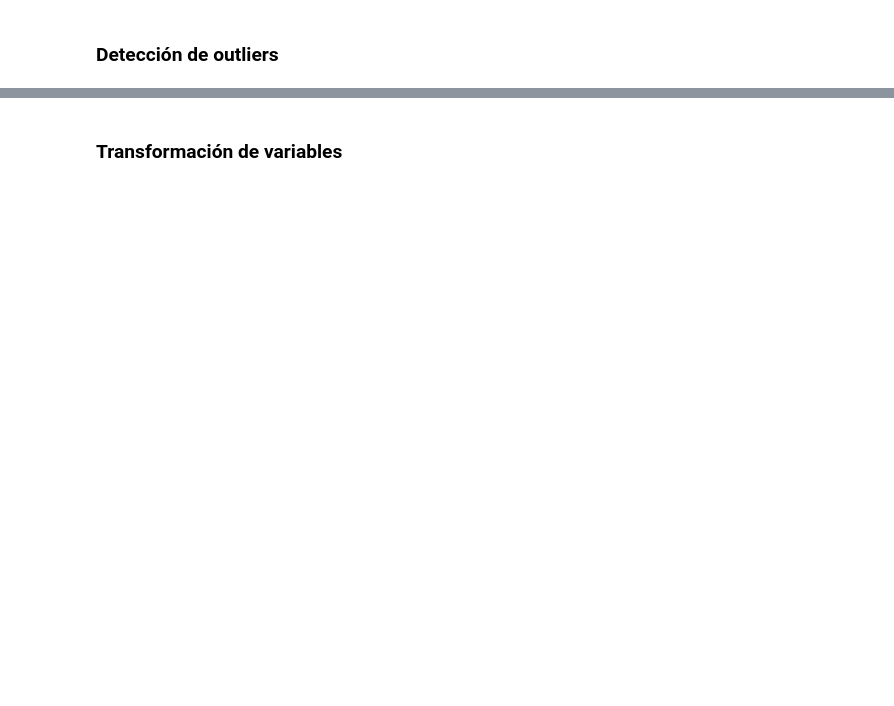
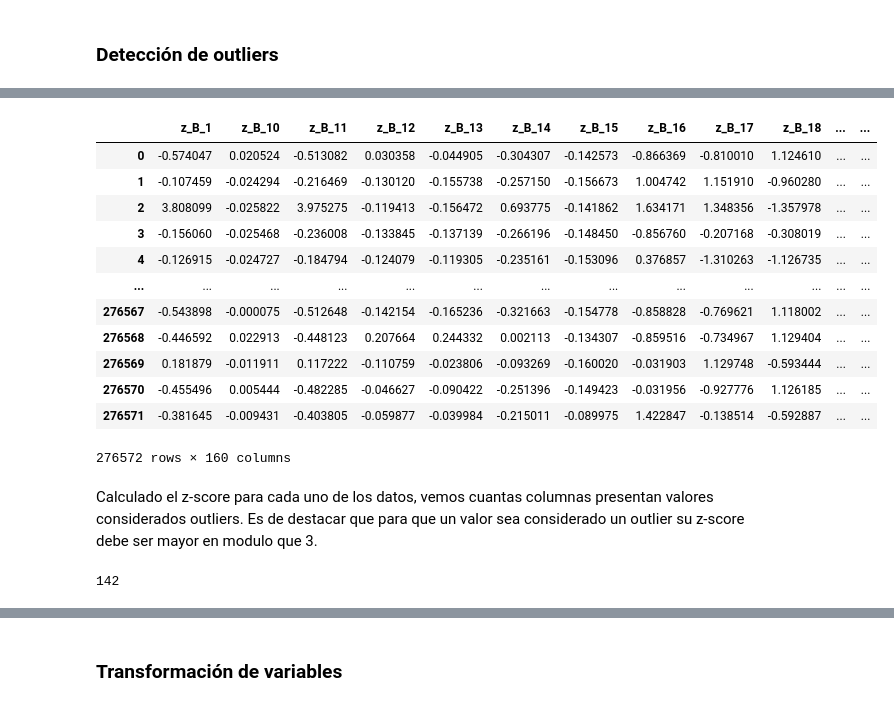
Before and after one commit to gabrielPeraltaM/datos-tp3, a Jupyter notebook: main_parquet.ipynb, the cells around one changed output, grey strips where cells are left out. Saved outputs shown, nothing was run; the diff lists cells and outputs as text; code cells hidden in the pictures; blank space fills up the shorter version.

```diff
--- a/main_parquet.ipynb
+++ b/main_parquet.ipynb
@@ -51,0 +32,4 @@ df_reducido = pd.read_parquet('/kaggle/input/train-data/result_2')
+# %%
+from google.colab import drive
+drive.mount('/content/gdrive')
+df_reducido = pd.read_parquet("gdrive/My Drive/train_data_reducido")
@@ -301,2 +566,5 @@ imput_and_replace_nans(df_reducido[columns[0]].copy())
+# %%
+#df_reducido.to_parquet("gdrive/My Drive/train_data_reducido_sin_vacios")
+df_reducido = pd.read_parquet("gdrive/My Drive/train_data_reducido_sin_vacios")
 # %% [markdown]
 ### Detección de outliers
@@ -309,9 +582,28 @@ column_name = 'z_'
 for column in columns:
       zscore_df[column_name + column] = st.zscore(df_reducido[column])
 # %%
-zscore_df.head()
+zscore_df
+# %% [output]
+|  | z_B_1 | z_B_10 | z_B_11 | z_B_12 | z_B_13 | z_B_14 | z_B_15 | z_B_16 | z_B_17 | z_B_18 | ... | ... |
+| 0 | -0.574047 | 0.020524 | -0.513082 | 0.030358 | -0.044905 | -0.304307 | -0.142573 | -0.866369 | -0.810010 | 1.124610 | ... | ... |
+| 1 | -0.107459 | -0.024294 | -0.216469 | -0.130120 | -0.155738 | -0.257150 | -0.156673 | 1.004742 | 1.151910 | -0.960280 | ... | ... |
+| 2 | 3.808099 | -0.025822 | 3.975275 | -0.119413 | -0.156472 | 0.693775 | -0.141862 | 1.634171 | 1.348356 | -1.357978 | ... | ... |
+| 3 | -0.156060 | -0.025468 | -0.236008 | -0.133845 | -0.137139 | -0.266196 | -0.148450 | -0.856760 | -0.207168 | -0.308019 | ... | ... |
+| 4 | -0.126915 | -0.024727 | -0.184794 | -0.124079 | -0.119305 | -0.235161 | -0.153096 | 0.376857 | -1.310263 | -1.126735 | ... | ... |
+| ... | ... | ... | ... | ... | ... | ... | ... | ... | ... | ... | ... | ... |
+| 276567 | -0.543898 | -0.000075 | -0.512648 | -0.142154 | -0.165236 | -0.321663 | -0.154778 | -0.858828 | -0.769621 | 1.118002 | ... | ... |
+| 276568 | -0.446592 | 0.022913 | -0.448123 | 0.207664 | 0.244332 | 0.002113 | -0.134307 | -0.859516 | -0.734967 | 1.129404 | ... | ... |
+| 276569 | 0.181879 | -0.011911 | 0.117222 | -0.110759 | -0.023806 | -0.093269 | -0.160020 | -0.031903 | 1.129748 | -0.593444 | ... | ... |
+| 276570 | -0.455496 | 0.005444 | -0.482285 | -0.046627 | -0.090422 | -0.251396 | -0.149423 | -0.031956 | -0.927776 | 1.126185 | ... | ... |
+| 276571 | -0.381645 | -0.009431 | -0.403805 | -0.059877 | -0.039984 | -0.215011 | -0.089975 | 1.422847 | -0.138514 | -0.592887 | ... | ... |
+276572 rows × 160 columns
+# %% [markdown]
+Calculado el z-score para cada uno de los datos, vemos cuantas columnas presentan valores considerados outliers. Es de destacar que para que un valor sea considerado un outlier su z-score debe ser mayor en modulo que 3.
 # %%
-outliers_df = pd.DataFrame()
+count = 0
 for column in zscore_df.columns:
-      if (sum(zscore_df[column].values > 3) > 0) or (sum(zscore_df[column].values < -3) > 0):
-            outliers_df[column] = zscore_df[column]
+  if (sum(zscore_df[column].values > 3) > 0) or (sum(zscore_df[column].values < -3) > 0):
+    count += 1
+print(count)
+# %% [output]
+142
```
Also changed, not shown: parts of 127 cells of this notebook.
